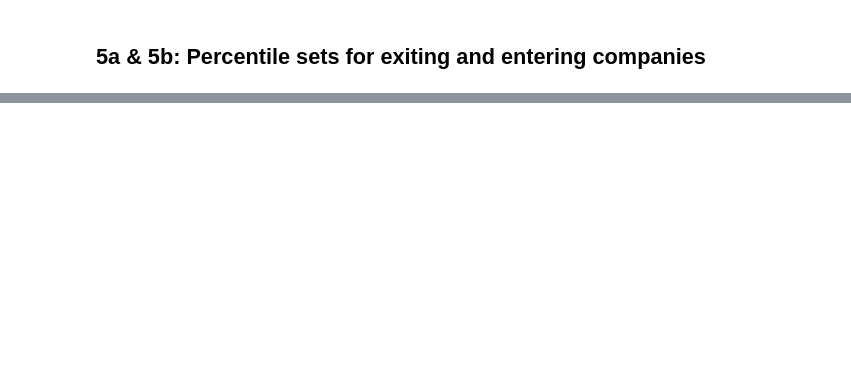
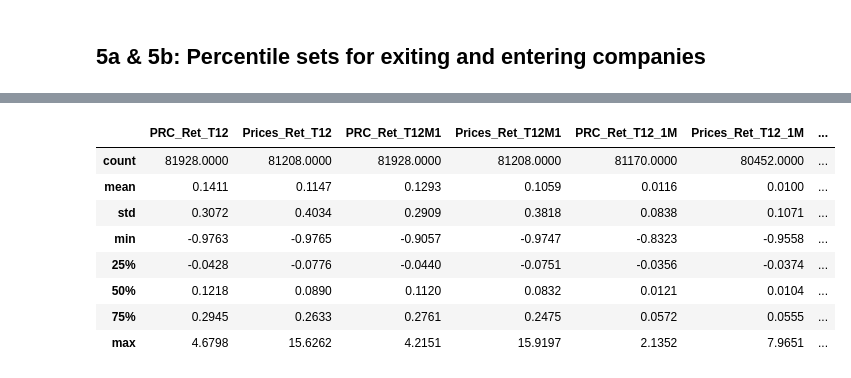
Before and after one commit to Nikhilesh-B/HW-Spring-2026, a Jupyter notebook: QIM/HW2/analysis.ipynb, the cells around one changed output, grey strips where cells are left out. Saved outputs shown, nothing was run; the diff lists cells and outputs as text; code cells hidden in the pictures; blank space fills up the shorter version.

```diff
--- a/QIM/HW2/analysis.ipynb
+++ b/QIM/HW2/analysis.ipynb
@@ -323,0 +449,66 @@ print(entry_mcaps.describe(percentiles=[0.05, 0.25, 0.5, 0.75, 0.95]).to_string(
+# %%
+def compute_signals(g):
+    """Compute all trailing and forward return signals for a single permno.
+    All multi-period returns are geometric (compounded)."""
+    g = g.sort_index()
+
+    prc_ret = g['prc']
+    price_ret_monthly = g['price'] / g['price'].shift(1) - 1
+
+    prc_1p = 1 + prc_ret
+    price_1p = 1 + price_ret_monthly
+
+    # --- Trailing returns ---
+
+    # (i) PRC_Ret(T12): trailing 12-month geometric return (prc)
+    g['PRC_Ret_T12'] = prc_1p.rolling(12, min_periods=12).apply(np.prod, raw=True) - 1
+
+    # (ii) Prices_Ret(T12): trailing 12-month geometric return (prices)
+    g['Prices_Ret_T12'] = price_1p.rolling(12, min_periods=12).apply(np.prod, raw=True) - 1
+
+    # (iii) PRC_Ret(T12M1): months t-12 to t-2 (11 months, excl. most recent)
+    g['PRC_Ret_T12M1'] = prc_1p.shift(1).rolling(11, min_periods=11).apply(np.prod, raw=True) - 1
+
+    # (iv) Prices_Ret(T12M1): same but price-based
+    g['Prices_Ret_T12M1'] = price_1p.shift(1).rolling(11, min_periods=11).apply(np.prod, raw=True) - 1
+
+    # (v) Single-month return from exactly 12 months ago
+    g['PRC_Ret_T12_1M'] = prc_ret.shift(12)
+    g['Prices_Ret_T12_1M'] = price_ret_monthly.shift(12)
+
+    # (vi) Volatility and Sharpe ratio of momentum signal
+    g['Vol_Prices_Ret_T12M1'] = price_ret_monthly.shift(1).rolling(11, min_periods=11).std()
+    g['SR_Prices_Ret_T12M1'] = g['Prices_Ret_T12M1'] / g['Vol_Prices_Ret_T12M1']
+
+    # --- Forward returns (prc-based, geometric) ---
+
+    # F1M: 1-month forward
+    g['PRC_Ret_F1M'] = prc_ret.shift(-1)
+
+    # F3M: 3-month forward
+    g['PRC_Ret_F3M'] = (prc_1p.shift(-1) * prc_1p.shift(-2) * prc_1p.shift(-3)) - 1
+
+    # F6M: 6-month forward
+    fwd_6 = prc_1p.shift(-1).copy()
+    for k in range(2, 7):
+        fwd_6 = fwd_6 * prc_1p.shift(-k)
+    g['PRC_Ret_F6M'] = fwd_6 - 1
+
+    return g
+
+DF = DF.groupby('permno', group_keys=False).apply(compute_signals)
+
+signal_cols = [
+    'PRC_Ret_T12', 'Prices_Ret_T12',
+    'PRC_Ret_T12M1', 'Prices_Ret_T12M1',
+    'PRC_Ret_T12_1M', 'Prices_Ret_T12_1M',
+    'Vol_Prices_Ret_T12M1', 'SR_Prices_Ret_T12M1',
+    'PRC_Ret_F1M', 'PRC_Ret_F3M', 'PRC_Ret_F6M',
+]
+
+print("Signal coverage (non-NaN counts):")
+print(DF[signal_cols].count().to_string())
+print(f"\nTotal rows: {len(DF)}")
+print(f"\nSample of computed signals:")
+DF[signal_cols].describe().round(4)
+# %% [output]
@@ -323,0 +531,9 @@ print(entry_mcaps.describe(percentiles=[0.05, 0.25, 0.5, 0.75, 0.95]).to_string(
+|  | PRC_Ret_T12 | Prices_Ret_T12 | PRC_Ret_T12M1 | Prices_Ret_T12M1 | PRC_Ret_T12_1M | Prices_Ret_T12_1M | ... |
+| count | 81928.0000 | 81208.0000 | 81928.0000 | 81208.0000 | 81170.0000 | 80452.0000 | ... |
+| mean | 0.1411 | 0.1147 | 0.1293 | 0.1059 | 0.0116 | 0.0100 | ... |
+| std | 0.3072 | 0.4034 | 0.2909 | 0.3818 | 0.0838 | 0.1071 | ... |
+| min | -0.9763 | -0.9765 | -0.9057 | -0.9747 | -0.8323 | -0.9558 | ... |
+| 25% | -0.0428 | -0.0776 | -0.0440 | -0.0751 | -0.0356 | -0.0374 | ... |
+| 50% | 0.1218 | 0.0890 | 0.1120 | 0.0832 | 0.0121 | 0.0104 | ... |
+| 75% | 0.2945 | 0.2633 | 0.2761 | 0.2475 | 0.0572 | 0.0555 | ... |
+| max | 4.6798 | 15.6262 | 4.2151 | 15.9197 | 2.1352 | 7.9651 | ... |
```
Also changed, not shown: parts of 10 cells of this notebook.
